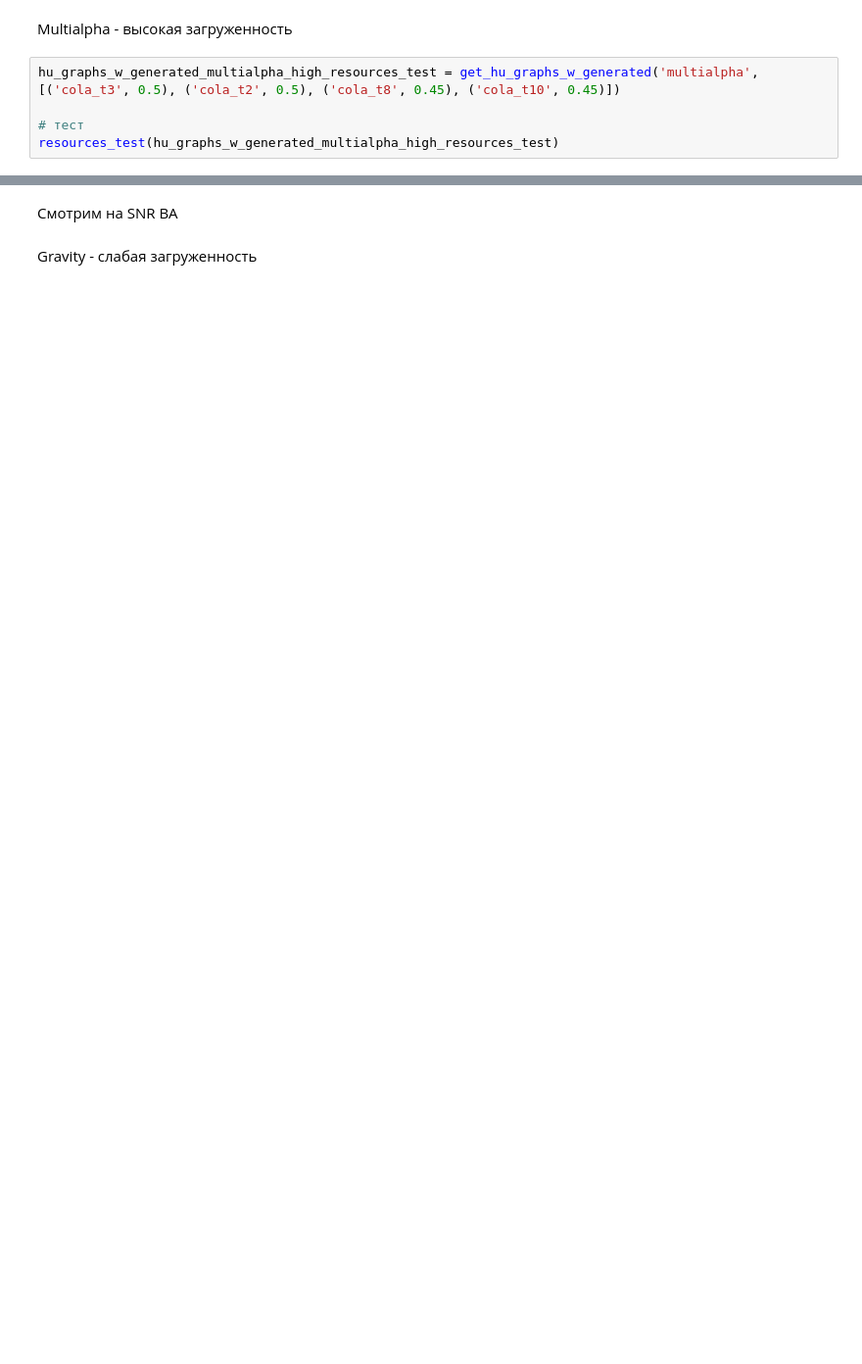
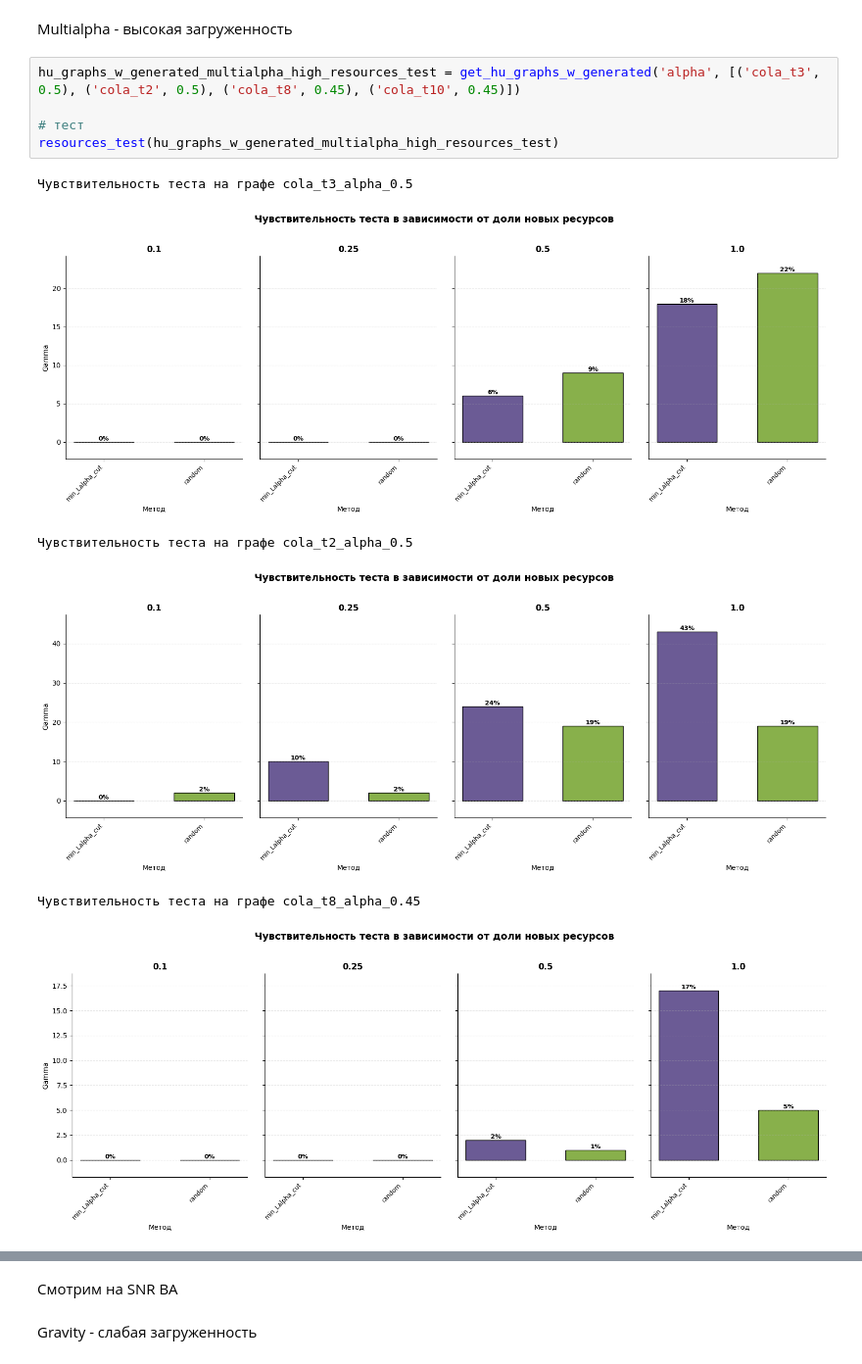
Before and after one commit to Karasiari/Graphs, a Jupyter notebook: Exps.ipynb, the cells around one changed output, grey strips where cells are left out. Shown at 98% size. Saved outputs shown, nothing was run; the diff lists cells and outputs as text; blank space fills up the shorter version.

```diff
--- a/Exps.ipynb
+++ b/Exps.ipynb
@@ -642,7 +679,14 @@ resources_test(hu_graphs_w_generated_multialpha_low_resources_test)
 # %% [markdown]
 Multialpha - высокая загруженность
 # %%
-hu_graphs_w_generated_multialpha_high_resources_test = get_hu_graphs_w_generated('multialpha', [('cola_t3', 0.5), ('cola_t2', 0.5), ('cola_t8', 0.45), ('cola_t10', 0.45)])
+hu_graphs_w_generated_multialpha_high_resources_test = get_hu_graphs_w_generated('alpha', [('cola_t3', 0.5), ('cola_t2', 0.5), ('cola_t8', 0.45), ('cola_t10', 0.45)])
 
 # тест
 resources_test(hu_graphs_w_generated_multialpha_high_resources_test)
+# %% [output]
+Чувствительность теста на графе cola_t3_alpha_0.5
+[figure, added]
+Чувствительность теста на графе cola_t2_alpha_0.5
+[figure, added]
+Чувствительность теста на графе cola_t8_alpha_0.45
+[figure, added]
```
Also changed, not shown: parts of 13 cells of this notebook.
